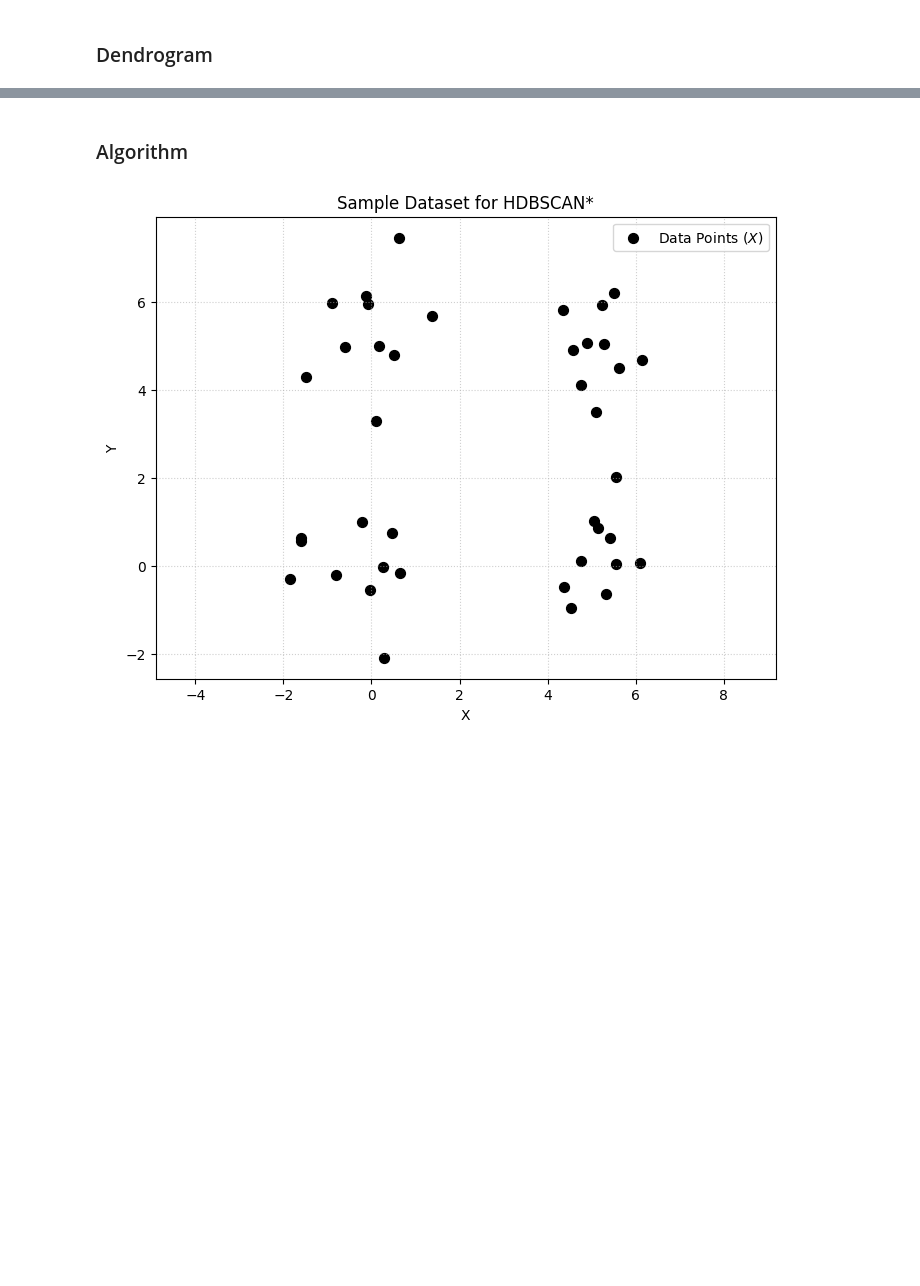
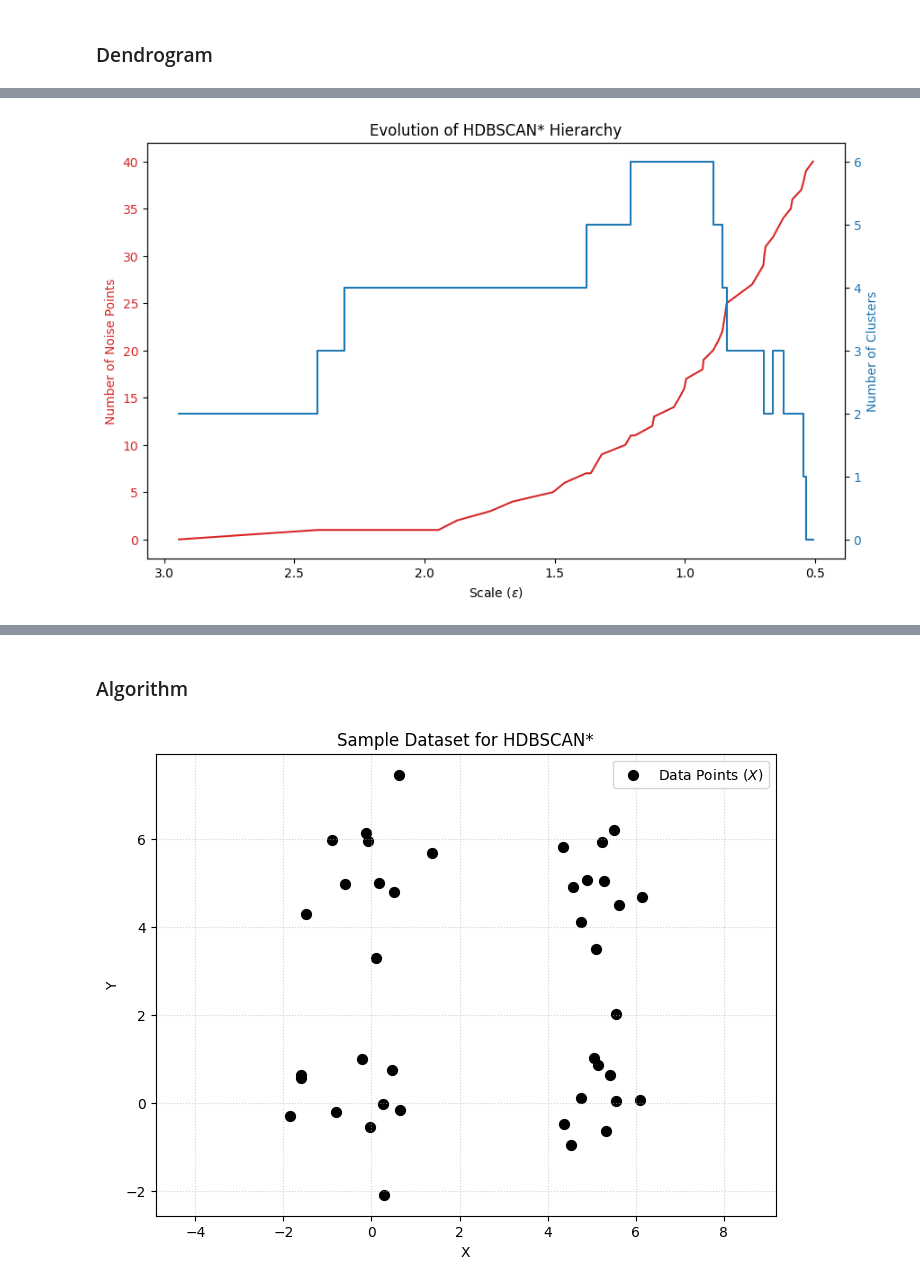
Before and after one commit to carlos-vf/HDBSCAN, a Jupyter notebook: HDBSCAN.ipynb, the cells around one changed output, grey strips where cells are left out. Saved outputs shown, nothing was run; the diff lists cells and outputs as text; code cells hidden in the pictures; blank space fills up the shorter version.

Commit message:
Enhanced dendrogram

```diff
--- a/HDBSCAN.ipynb
+++ b/HDBSCAN.ipynb
@@ -430,3 +426,22 @@ draw_mst(X, mst)
+# %%
+def extend_mst(mst, core_dists):
+    '''
+    Extend the MST by adding self-edges with core distances.
+    '''
+
+    n_points = mst.shape[0]
+    mst_ext = mst.copy().toarray()
+
+    for i in range(n_points):
+        for j in range(n_points):
+            if i == j:
+                mst_ext[i, i] = core_dists[i]
+            elif mst_ext[i, j] == 0:
+                mst_ext[i, j] = np.inf
+
+    return mst_ext
+
+mst_ext = extend_mst(mst, core_dists)
 # %% [markdown]
 ### Dendrogram
 # %% [markdown]
@@ -437,0 +513,60 @@ The hierarchy is constructed by treating the dataset as a dynamic graph that evo
+# %%
+def dendrogram(mst_ext):
+    '''
+    Generate a dendrogram from the extended MST.
+    '''
+
+    n_points = mst_ext.shape[0]
+
+    # Initialize Graph from MST_ext
+    G = nx.Graph()
+    G.add_nodes_from(range(n_points))
+    edges = []
+    for i in range(n_points):
+        for j in range(i, n_points):
+            w = mst_ext[i, j]
+            if w < np.inf:
+                G.add_edge(i, j, weight=w)
+                edges.append((i, j, w))
+
+    # Sort edges by weight in descending order
+    unique_weights = sorted(list(set(w for u, v, w in edges)), reverse=True)
+
+    # Initialize lists to store scales and number of clusters
+    hierarchy = []
+
+    # Iterating over unique finite weights
+    for scale in unique_weights:
+
+        # Remove edges with weight equal to current scale
+        edges_to_remove = [(u, v) for u, v, d in G.edges(data=True) if d['weight'] == scale]
+        G.remove_edges_from(edges_to_remove)
+
+        # Find connected components
+        components = list(nx.connected_components(G))
+        current_labels = np.zeros(n_points, dtype=int)
+
+        cluster_id = 1
+        for component in components:
+            comp_list = list(component)
+            subgraph = G.subgraph(comp_list)
+
+            if subgraph.number_of_edges() > 0:
+                current_labels[comp_list] = cluster_id
+                cluster_id += 1
+
+        hierarchy.append({
+            'scale': scale,
+            'n_clusters': cluster_id - 1,
+            'labels': current_labels.copy()
+        })
+
+    return hierarchy
+
+
+core_dists = core_distances(X, m_pts)
+mst = minimum_spanning_tree(mutual_reachability_graph(X, core_dists))
+hierarchy = dendrogram(extend_mst(mst, core_dists))
+plot_cluster_evolution(hierarchy)
+# %% [output]
+[figure, added]
```
Also changed, not shown: parts of 10 cells of this notebook.
